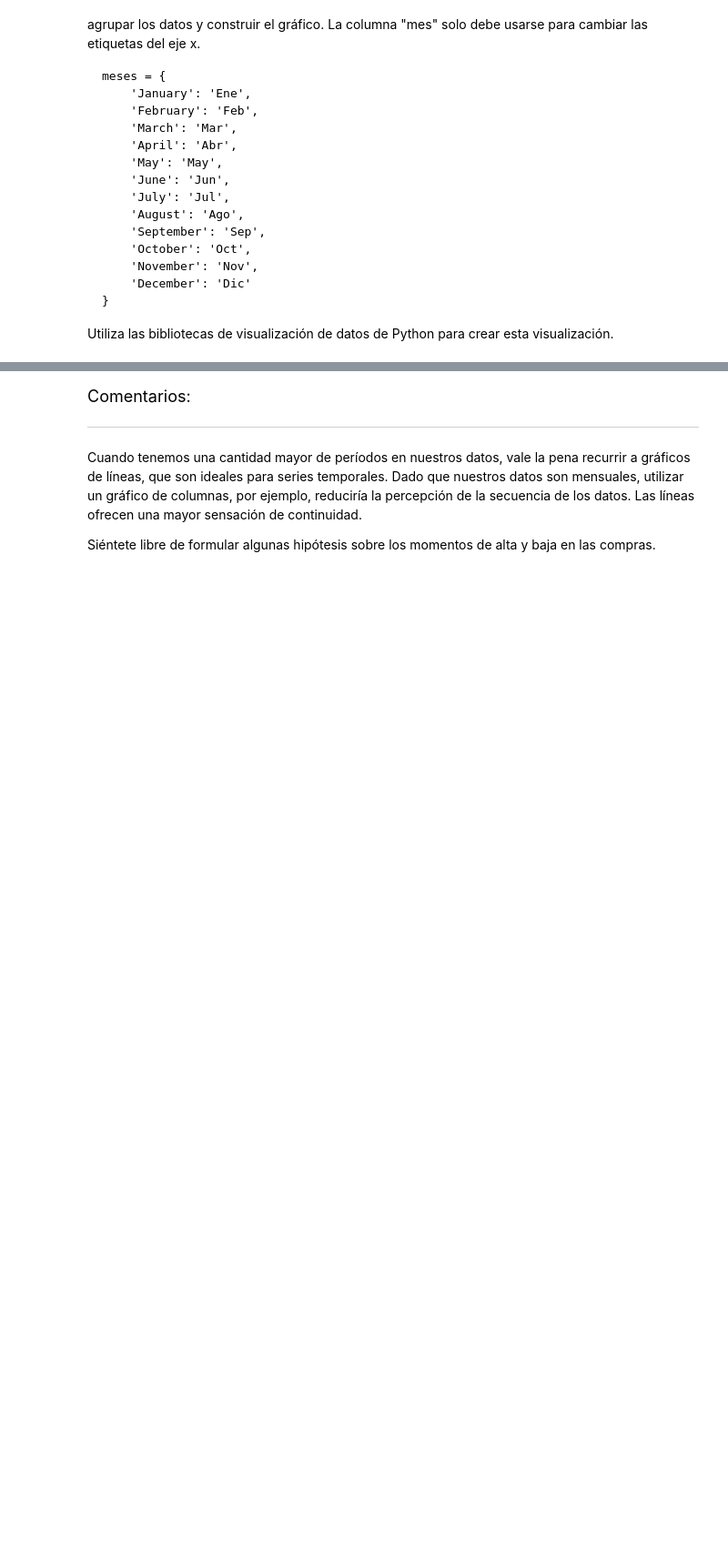
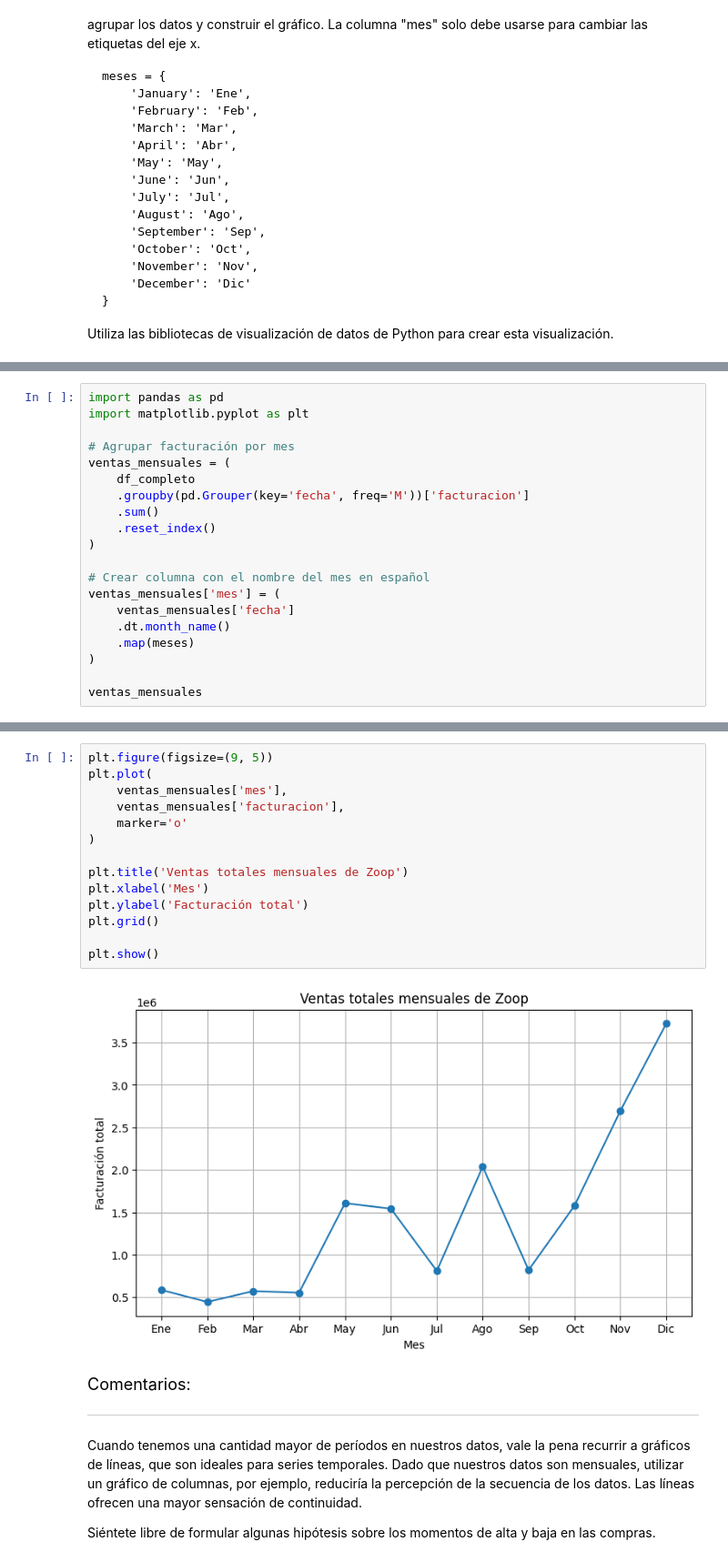
Before and after one commit to DaniGa-Mo/IA_Ciencia_de_Datos, a Jupyter notebook: IA_aplicada_a_ciencia_de_datos.ipynb, the cells around one changed output, grey strips where cells are left out. Shown: that part at 91% size. Drawn from its saved outputs; the diff is of its cells as text; blank space fills up the shorter version.

```diff
--- a/IA_aplicada_a_ciencia_de_datos.ipynb
+++ b/IA_aplicada_a_ciencia_de_datos.ipynb
@@ -622,0 +725,20 @@ Utiliza las bibliotecas de visualización de datos de Python para crear esta vis
+# %%
+import pandas as pd
+import matplotlib.pyplot as plt
+
+# Agrupar facturación por mes
+ventas_mensuales = (
+    df_completo
+    .groupby(pd.Grouper(key='fecha', freq='M'))['facturacion']
+    .sum()
+    .reset_index()
+)
+
+# Crear columna con el nombre del mes en español
+ventas_mensuales['mes'] = (
+    ventas_mensuales['fecha']
+    .dt.month_name()
+    .map(meses)
+)
+
+ventas_mensuales
@@ -623,3 +759,19 @@ Utiliza las bibliotecas de visualización de datos de Python para crear esta vis
+# %%
+plt.figure(figsize=(9, 5))
+plt.plot(
+    ventas_mensuales['mes'],
+    ventas_mensuales['facturacion'],
+    marker='o'
+)
+
+plt.title('Ventas totales mensuales de Zoop')
+plt.xlabel('Mes')
+plt.ylabel('Facturación total')
+plt.grid()
+
+plt.show()
+# %% [output]
+[figure, added]
 # %% [markdown]
 <font color="7b71ff" size=4> Comentarios: </font>
 
```
Also changed, not shown: parts of 11 cells of this notebook.
